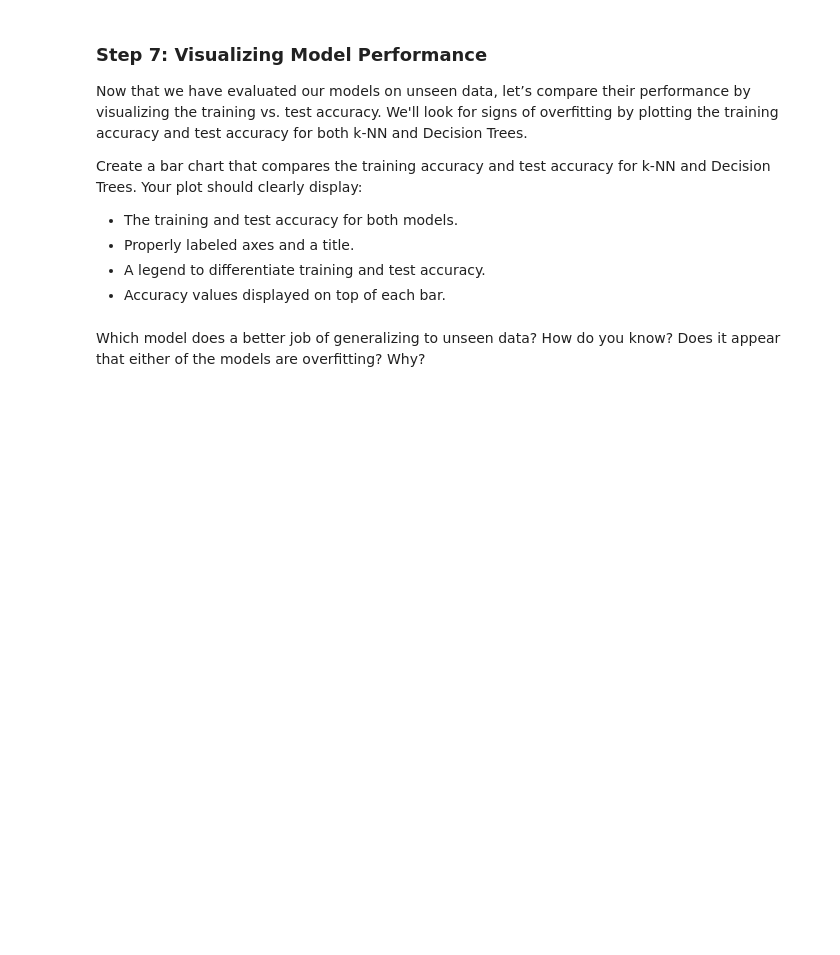
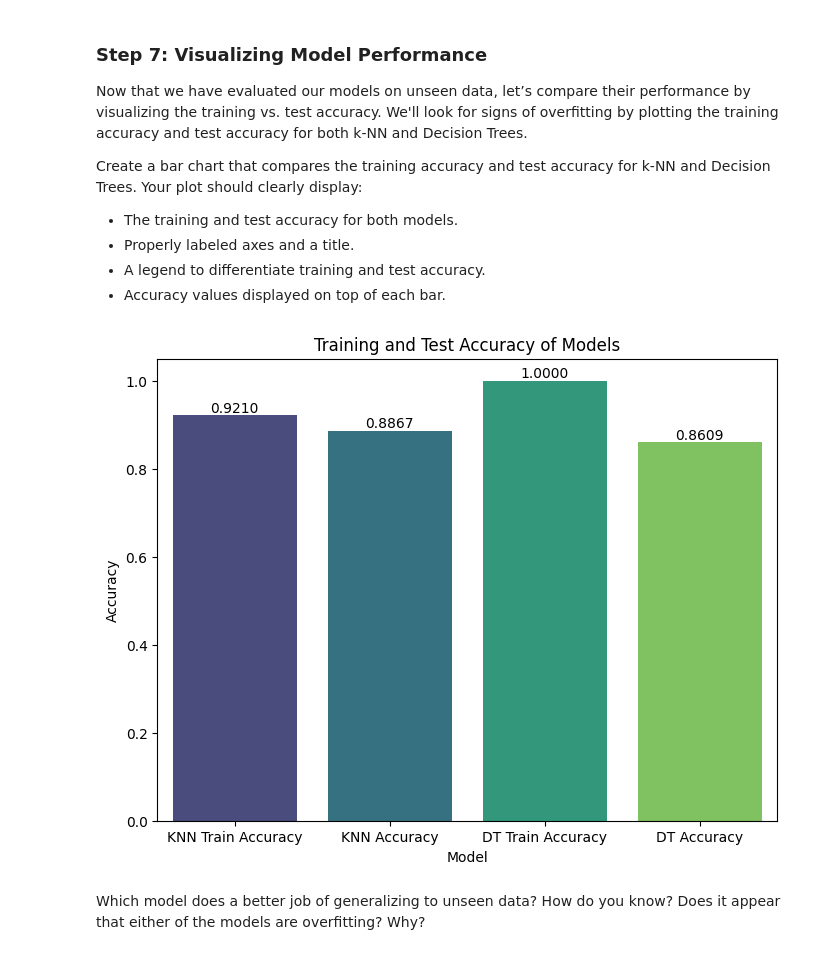
Before and after one commit to jorb1/EDS232-labs, a Jupyter notebook: Week4/lab4-spotify.ipynb, the cells around one changed output. Saved outputs shown, nothing was run; the diff lists cells and outputs as text; code cells hidden in the pictures; blank space fills up the shorter version.

```diff
--- a/Week4/lab4-spotify.ipynb
+++ b/Week4/lab4-spotify.ipynb
@@ -151,16 +150,16 @@ y_encoded =
 Good, now we'll do our data splitting and scaling.  Let's go with an 80/20 split this time.
 # %%
 # Split data into 80% train and 20% test
-X_train, X_test, y_train, y_test =
+X_train, X_test, y_train, y_test = train_test_split(X,y_encoded, test_size=0.2, random_state=42, stratify=y_encoded)
 
 # Initialize the scaler
-scaler =
+scaler = StandardScaler()
 
 # Fit and transform only the training set
-X_train_scaled =
+X_train_scaled = scaler.fit_transform(X_train)
 
 # Use the same scaler to transform the test set
-X_test_scaled =
+X_test_scaled = scaler.transform(X_test)
 # %% [markdown]
 ### Step 5: Train the models
 OK, now it's time to build our models and assess the training accuracy. We'll use the default of k = 5 for the KNN model.
@@ -186,11 +191,13 @@ dt_train_accuracy =
 OK, now let's go ahead and predict on the test data to see how well our models do at predicting the genre of unseen tracks.
 # %%
 # Make predictions
-knn_pred =
-dt_pred =
+knn_pred = knn.predict(X_test_scaled)
+dt_pred = dt.predict(X_test_scaled)
 
 # Evaluate prediction accuracy
-knn_accuracy =
-dt_accuracy =
+knn_accuracy = accuracy_score(y_test, knn_pred)
+dt_accuracy = accuracy_score(y_test, dt_pred)
 
 #Print prediction accuracy for both models
+print(f"KNN Test Accuracy: {knn_accuracy:.2f}")
+print(f"Decision Tree Test Accuracy: {dt_accuracy:.2f}")
@@ -204,6 +214,30 @@ Create a bar chart that compares the training accuracy and test accuracy for k-N
 - Properly labeled axes and a title.
 - A legend to differentiate training and test accuracy.
 - Accuracy values displayed on top of each bar.
+# %%
+# Make a dataframe containing the accuracies
+plot_df = pd.DataFrame({
+    'Model': ['KNN Train Accuracy', 'KNN Accuracy', 'DT Train Accuracy', 'DT Accuracy'],
+    'Accuracy': [knn_train_accuracy, knn_accuracy, dt_train_accuracy, dt_accuracy]
+})
+
+# Plot the barplot
+plt.figure(figsize=(8, 6))
+ax = sns.barplot(data=plot_df, x='Model', y='Accuracy', palette="viridis")
+
+# Annotate the bars with the accuracy values
+for p in ax.patches:
+    ax.annotate(f'{p.get_height():.4f}',
+                (p.get_x() + p.get_width() / 2., p.get_height()),
+                ha='center', va='bottom')
+
+# Show the plot
+plt.title('Training and Test Accuracy of Models')
+plt.ylabel('Accuracy')
+plt.xticks()
+plt.show()
+# %% [output]
+[figure, added]
 # %% [markdown]
 Which model does a better job of generalizing to unseen data? How do you know?
 Does it appear that either of the models are overfitting? Why?
```
Also changed, not shown: parts of 6 cells of this notebook.
